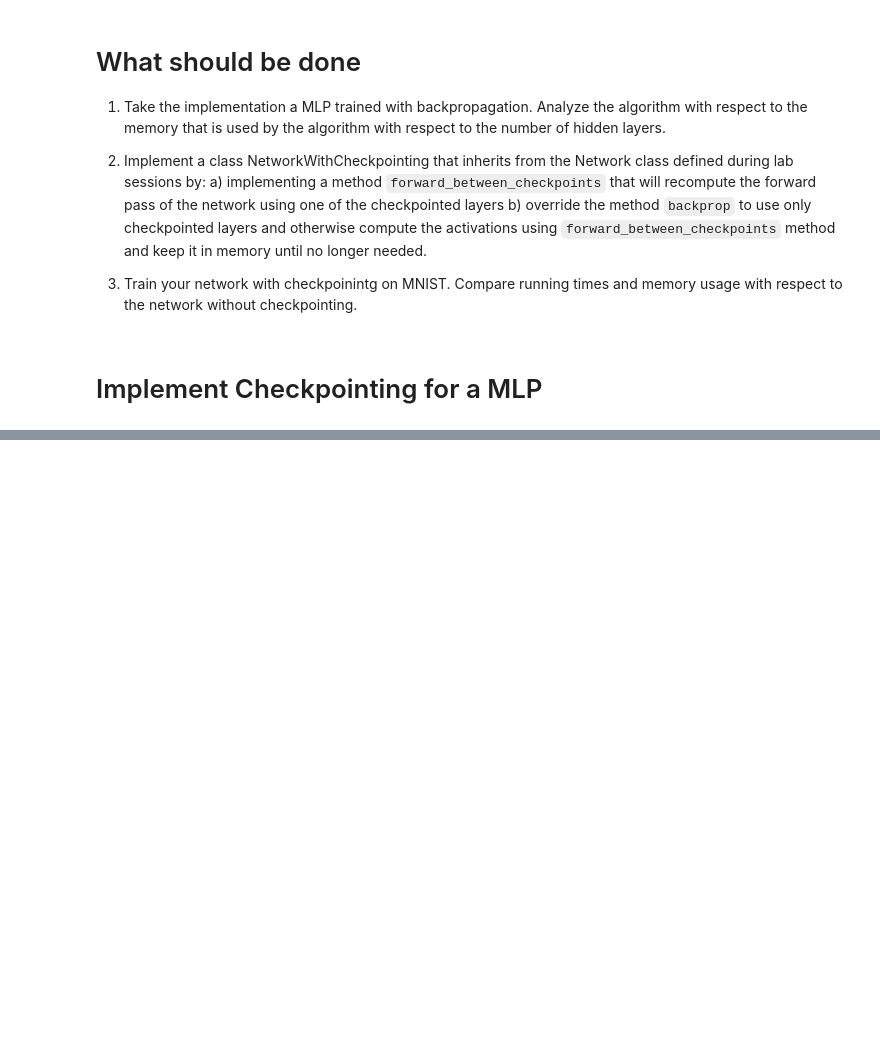
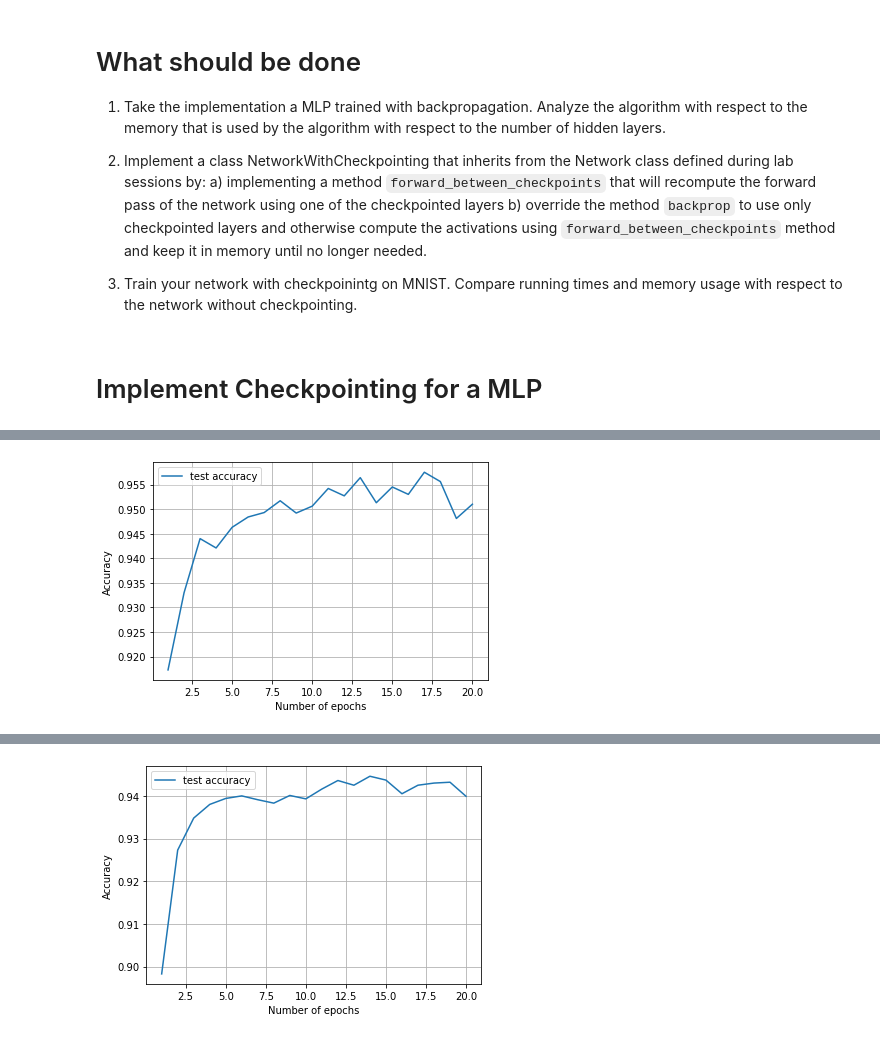
Before and after one commit to asia281/dnn2022, a Jupyter notebook: Asia_of_hw1_checkpoints_student.ipynb, the cells around one changed output, grey strips where cells are left out. Saved outputs shown, nothing was run; the diff lists cells and outputs as text; code cells hidden in the pictures; blank space fills up the shorter version.

```diff
--- a/Asia_of_hw1_checkpoints_student.ipynb
+++ b/Asia_of_hw1_checkpoints_student.ipynb
@@ -104,15 +115,8 @@ class Network(object):
         return a
 
     def update_mini_batch(self, mini_batch, eta):
-        # Update networks weights and biases by applying a single step
-        # of gradient descent using backpropagation to compute the gradient.
-        # The gradient is computed for a mini_batch which is as in tensorflow API.
-        # eta is the learning rate
         nabla_b, nabla_w = self.backprop(mini_batch[0].T,mini_batch[1].T)
 
-        ### Momentum equation for parameter p
-        ### p_(t+1) = p_t + m_(t+1)
-        ### m_(t+1) = lambda_momentum * m_t - eta * gradient(p_t)
         self.weights_momentum = [(self.momentum*wm)-(eta/len(mini_batch[0]))*nw
                                  for wm, w, nw in zip(self.weights_momentum, self.weights, nabla_w)]
         self.biases_momentum = [(self.momentum*bm)-(eta/len(mini_batch[0]))*nb
@@ -139,10 +143,8 @@ class Network(object):
             dLdfs.append(dLdf)
             dLdg = np.matmul(w.T, dLdf)
 
-        dLdWs = [np.matmul(dLdf,g.T) for dLdf,g in zip(reversed(dLdfs),gs[:-1])]
+        dLdWs = [np.matmul(dLdf,g.T) + (self.l2 * w) for dLdf, g, w in zip(reversed(dLdfs), gs[:-1], self.weights)]
         dLdBs = [np.sum(dLdf,axis=1).reshape(dLdf.shape[0],1) for dLdf in reversed(dLdfs)]
-
-        dLdWs = [dLdW + (self.l2 * w) for dLdW, w in zip(dLdWs, self.weights)]
 
         return (dLdBs, dLdWs)
 
@@ -159,15 +161,19 @@ class Network(object):
         x_train, y_train = training_data
         if test_data:
             x_test, y_test = test_data
+        accs = []
         for j in range(epochs):
             for i in range(x_train.shape[0] // mini_batch_size):
                 x_mini_batch = x_train[(mini_batch_size*i):(mini_batch_size*(i+1))]
                 y_mini_batch = y_train[(mini_batch_size*i):(mini_batch_size*(i+1))]
                 self.update_mini_batch((x_mini_batch, y_mini_batch), eta)
             if test_data:
-                print("Epoch: {0}, Accuracy: {1}".format(j, self.evaluate((x_test, y_test))))
+                acc = self.evaluate((x_test, y_test))
+                accs.append(acc)
+                print("Epoch: {0}, Accuracy: {1}".format(j, acc))
             else:
                 print("Epoch: {0}".format(j))
+        plot_learning_curve(accs)
 # %%
 network = Network([784,30,10], l2=0.001, momentum=0.7)
 %time network.SGD((x_train, y_train), epochs=20, mini_batch_size=100, eta=3., test_data=(x_test, y_test))
@@ -196,10 +212,12 @@ class NetworkWithCheckpointing(Network):
         self.checkpoint_freq = checkpoint_every_nth_layer
         self.layers_nr = len(sizes)
 
+    # Function to get an element from the dict that is computed recursively
     def get(self, d: dict, idx: int):
       if idx in d:
         return d[idx]
-      d[idx] = sigmoid(np.matmul(self.weights[idx - 1], self.get(d, idx - 1)) + self.biases[idx - 1])
+      mul = np.matmul(self.weights[idx - 1], self.get(d, idx - 1))
+      d[idx] = sigmoid(mul + self.biases[idx - 1])
       return d[idx]
 
     def delete(self, d: dict, idx: int):
@@ -233,7 +251,9 @@ class NetworkWithCheckpointing(Network):
       dLdWs = []
       for idx, w in reversed(list(zip(range(1, self.num_layers), self.weights))):
         if idx < (self.num_layers - 1):
+          #Compute gs[idx]
           g = self.get(gs, idx)
+          # Delete not necessary computed gs[idx]
           self.delete(gs, idx)
           dLdf = np.multiply(dLdg,np.multiply(g,1-g))
 
@@ -242,10 +262,12 @@ class NetworkWithCheckpointing(Network):
 
       for idx, w in enumerate(reversed(dLdfs)):
         dLdWs.append(np.matmul(w, self.get(gs, idx).T))
+        # Delete computed gs[idx]
         if idx > 0:
-          self.delete(gs, idx-1)
+          del gs[idx-1]
 
-      dLdWs = [dLdW + (self.l2 * w) for dLdW, w in zip(dLdWs, self.weights)]
+      # Apply L2 regularization
+      dLdWs = dLdWs + [self.l2 * w for w in self.weights]
       dLdBs = [np.sum(dLdf,axis=1).reshape(dLdf.shape[0],1) for dLdf in reversed(dLdfs)]
       return (dLdBs, dLdWs)
 # %%
@@ -270,0 +300,7 @@ KeyboardInterrupt: ignored
+# %%
+network = Network([784,30,10], l2=0.001, momentum=0.6)
+%time network.SGD((x_train, y_train), epochs=20, mini_batch_size=100, eta=3., test_data=(x_test, y_test))
+
+network_check = NetworkWithCheckpointing([784,30,10], 1, l2=0.001, momentum=0.6)
+%time network_check.SGD((x_train, y_train), epochs=20, mini_batch_size=100, eta=3., test_data=(x_test, y_test))
+# %% [output]
@@ -270,0 +327 @@ KeyboardInterrupt: ignored
+[figure, added]
@@ -270,0 +345 @@ KeyboardInterrupt: ignored
+[figure, added]
```
Also changed, not shown: parts of 12 cells of this notebook.
